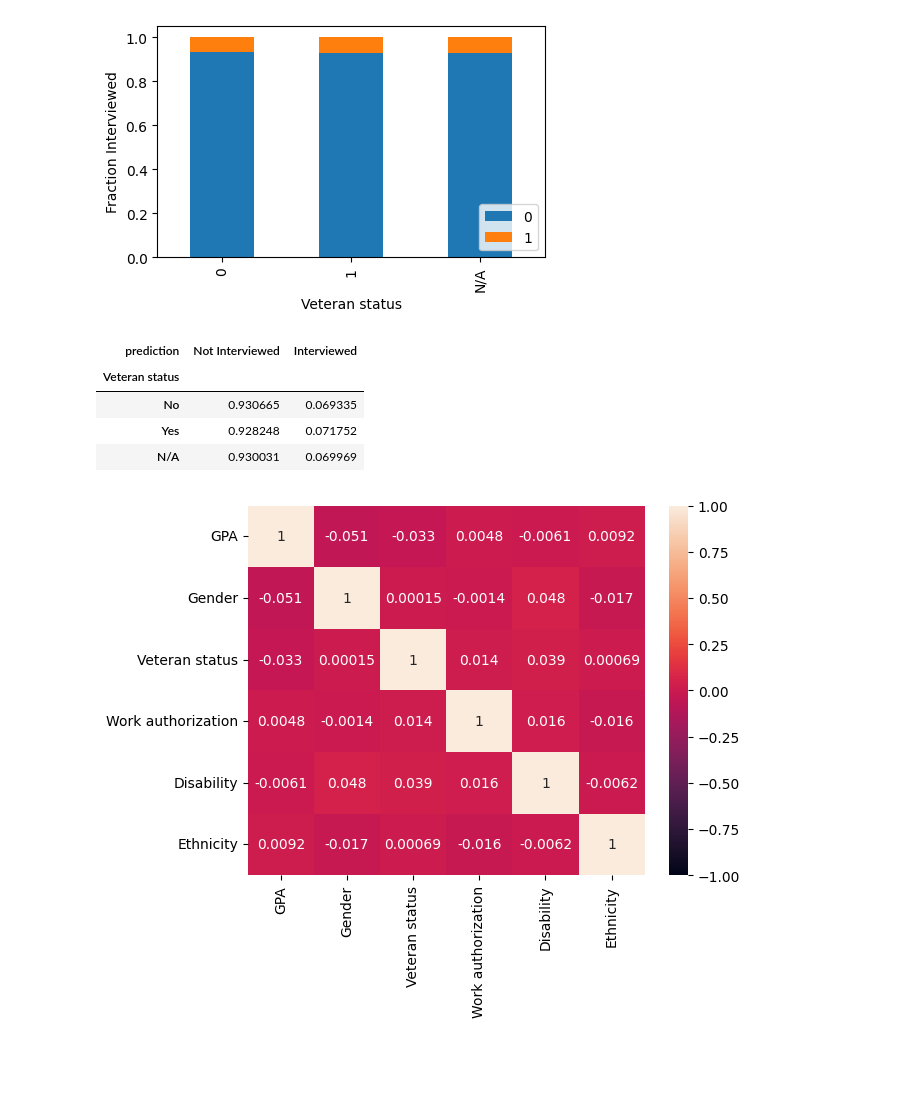
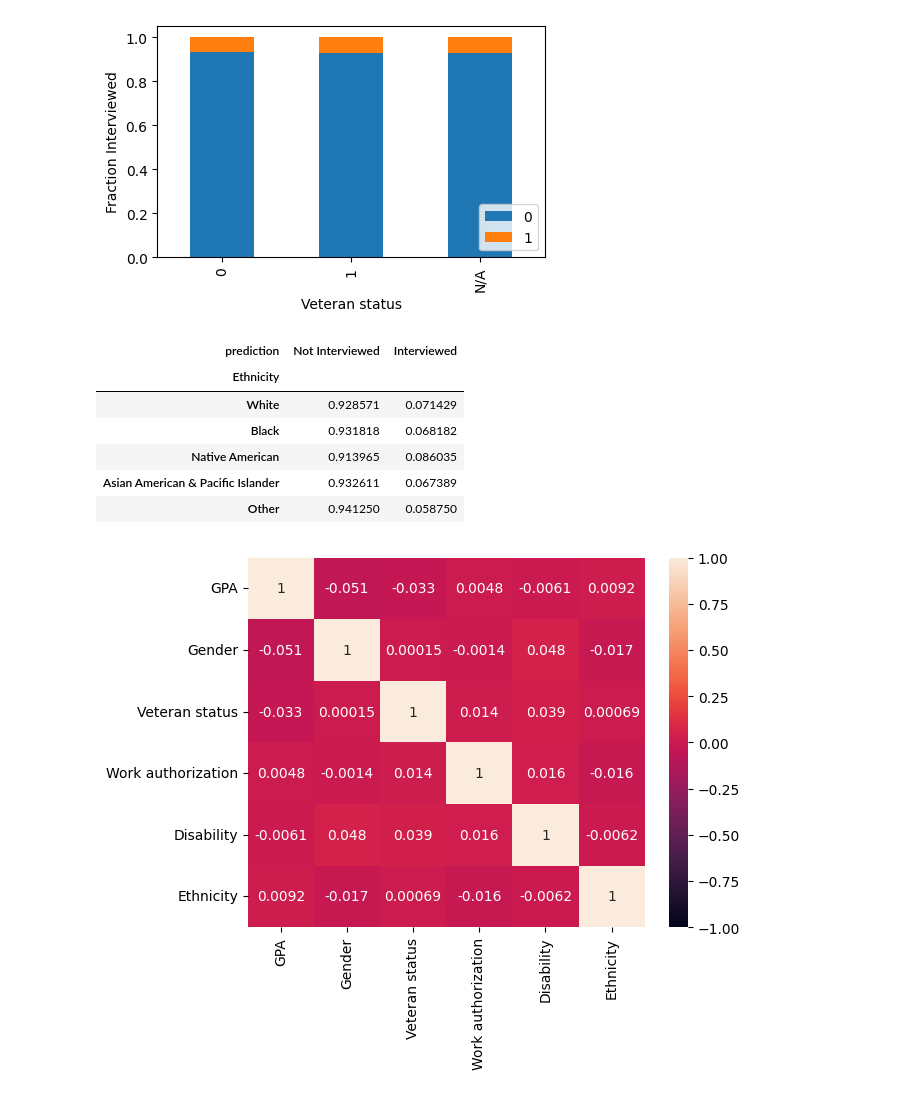
Before and after one commit to zoeykatzive/csci1951zfinal, a Jupyter notebook: audit.ipynb, the cells around one changed output. Drawn from its saved outputs; the diff is of its cells as text; code cells hidden in the pictures; blank space fills up the shorter version.

```diff
--- a/audit.ipynb
+++ b/audit.ipynb
@@ -229,7 +229,7 @@ Veteran status
 N/A             0.930031  0.069969
 [figure]
 # %%
-# Assuming 'final' is your dataframe with the data
+
 count_matrix = final.groupby(['Gender', 'prediction']).size().unstack()
 count_matrix_norm = count_matrix.div(count_matrix.sum(axis=1), axis=0)
 
@@ -237,38 +237,40 @@ count_matrix_norm = count_matrix_norm.rename(columns={0: "Not Interviewed", 1: "
 count_matrix_norm.head()
 
 # #disability
 count_matrix = final.groupby(['Disability', 'prediction']).size().unstack()
 count_matrix_norm = count_matrix.div(count_matrix.sum(axis=1),axis=0)
 count_matrix_norm = count_matrix_norm.rename(columns={0: "Not Interviewed", 1: "Interviewed"})
 count_matrix_norm = count_matrix_norm.rename(index={0: "No", 1: "Yes"})
 count_matrix_norm.head()
 
 #ethnicity
 count_matrix = final.groupby(['Ethnicity', 'prediction']).size().unstack()
 count_matrix_norm = count_matrix.div(count_matrix.sum(axis=1),axis=0)
 count_matrix_norm = count_matrix_norm.rename(columns={0: "Not Interviewed", 1: "Interviewed"})
-count_matrix_norm = count_matrix_norm.rename(index={0: "White", 1: "Black", 2: "Native American", 3: "Asian", 4: "Ohter"})
+count_matrix_norm = count_matrix_norm.rename(index={0: "White", 1: "Black", 2: "Native American", 3: "Asian American & Pacific Islander", 4: "Other"})
 count_matrix_norm.head()
 
 #work authorization
 count_matrix = final.groupby(['Work authorization', 'prediction']).size().unstack()
 count_matrix_norm = count_matrix.div(count_matrix.sum(axis=1),axis=0)
 count_matrix_norm = count_matrix_norm.rename(columns={0: "Not Interviewed", 1: "Interviewed"})
 count_matrix_norm = count_matrix_norm.rename(index={0: "No", 1: "Yes"})
 count_matrix_norm.head()
 
 #veteran
 count_matrix = final.groupby(['Veteran status', 'prediction']).size().unstack()
 count_matrix_norm = count_matrix.div(count_matrix.sum(axis=1),axis=0)
 count_matrix_norm = count_matrix_norm.rename(columns={0: "Not Interviewed", 1: "Interviewed"})
 count_matrix_norm = count_matrix_norm.rename(index={0: "No", 1: "Yes"})
 count_matrix_norm.head()
 # %% [output]
 | prediction | Not Interviewed | Interviewed |
-| Veteran status |  |  |
-| No | 0.930665 | 0.069335 |
-| Yes | 0.928248 | 0.071752 |
-| N/A | 0.930031 | 0.069969 |
+| Ethnicity |  |  |
+| White | 0.928571 | 0.071429 |
+| Black | 0.931818 | 0.068182 |
+| Native American | 0.913965 | 0.086035 |
+| Asian American & Pacific Islander | 0.932611 | 0.067389 |
+| Other | 0.941250 | 0.058750 |
 # %%
 #Proxies
 
```
Also changed, not shown: parts of 2 cells of this notebook, 5 other files.
